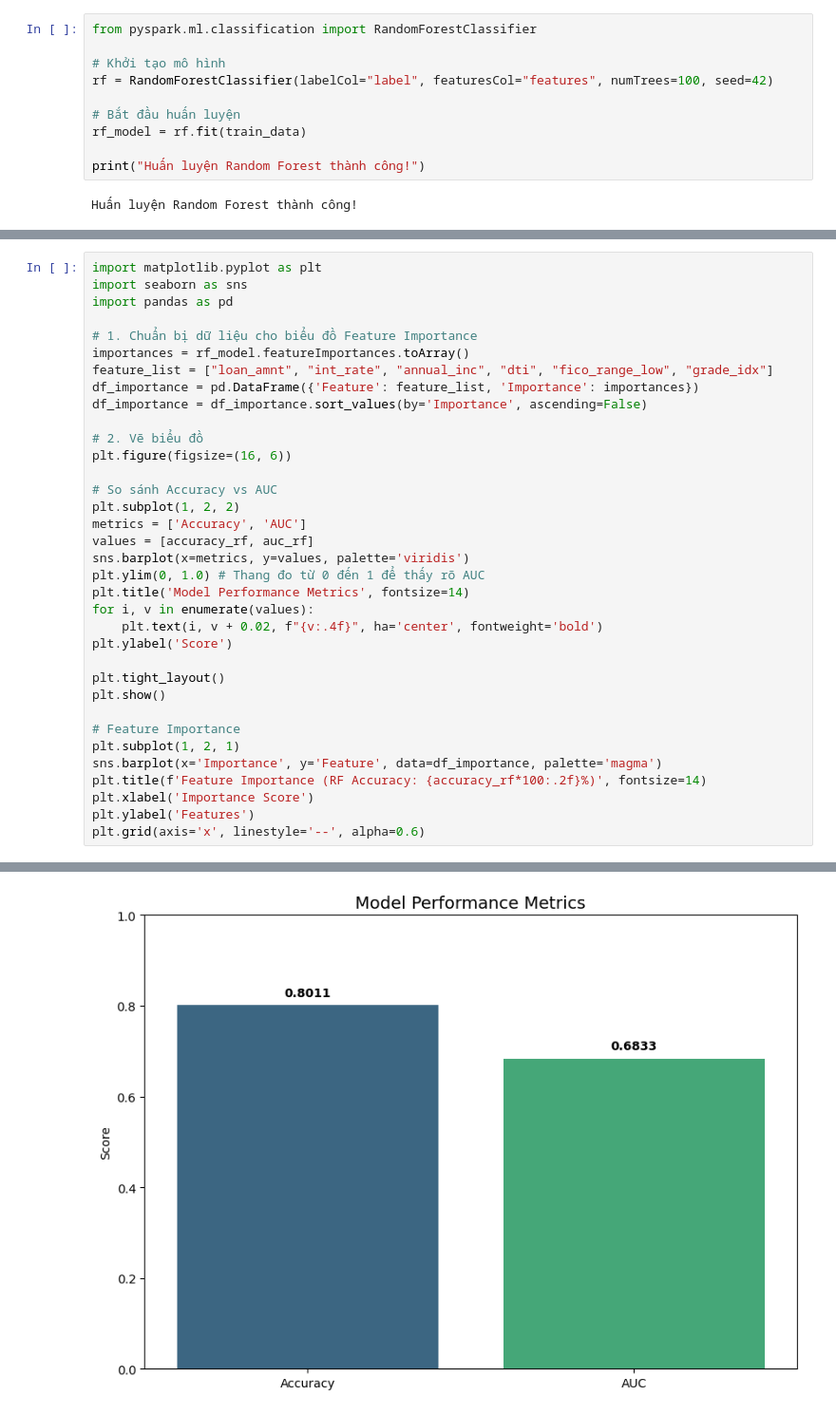
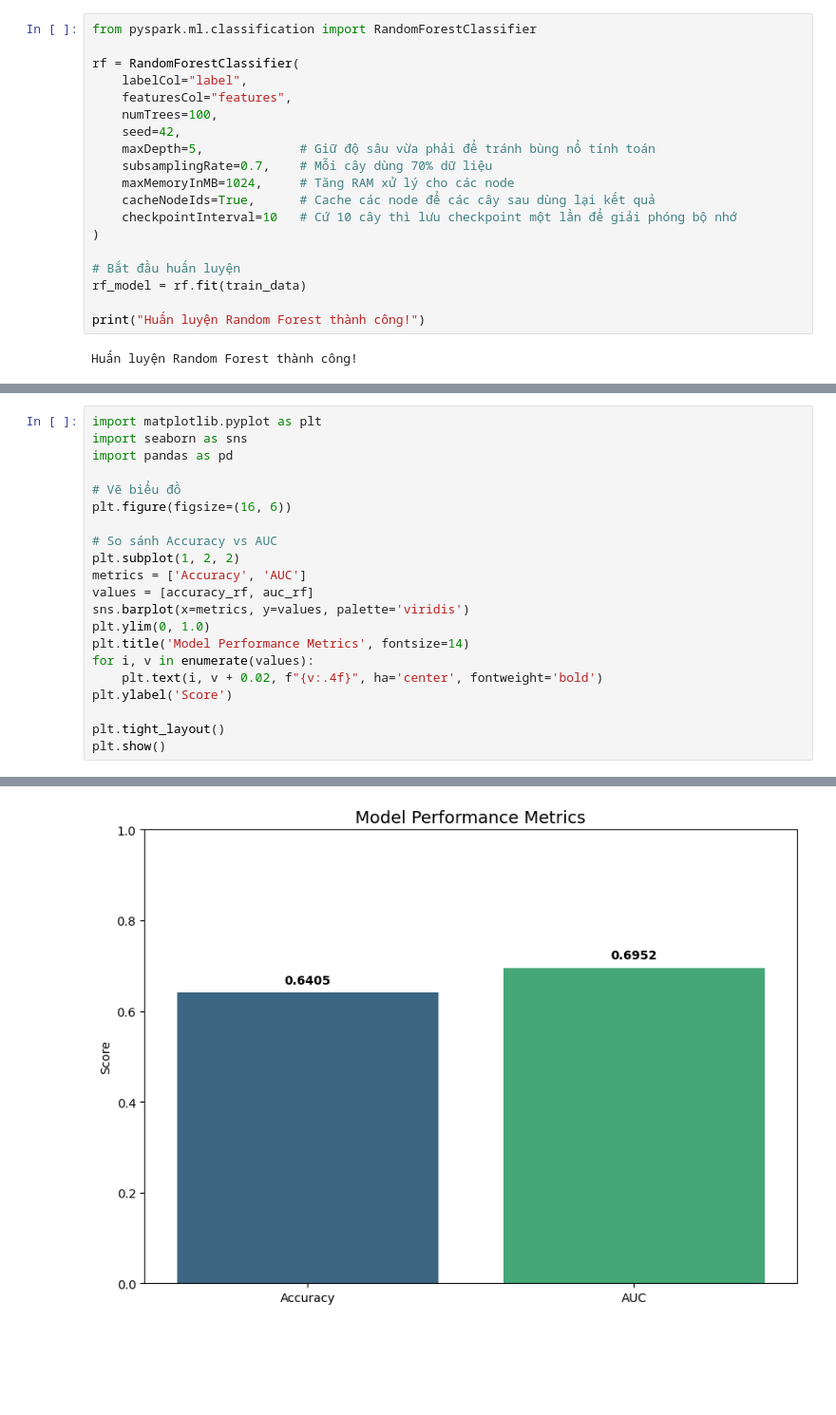
Before and after one commit to PhcPh4m/Bank-Loan-Default-Prediction, a Jupyter notebook: notebook/Bank_Loan_Classification_Large_Scale_System.ipynb, the cells around one changed output, grey strips where cells are left out. Shown at 95% size. Drawn from its saved outputs; the diff is of its cells as text; blank space fills up the shorter version.

```diff
--- a/notebook/Bank_Loan_Classification_Large_Scale_System.ipynb
+++ b/notebook/Bank_Loan_Classification_Large_Scale_System.ipynb
@@ -340,8 +335,17 @@ print(f" Dữ liệu kiểm thử: {test_data.count():,}")
 # %%
 from pyspark.ml.classification import RandomForestClassifier
 
-# Khởi tạo mô hình
-rf = RandomForestClassifier(labelCol="label", featuresCol="features", numTrees=100, seed=42)
+rf = RandomForestClassifier(
+    labelCol="label",
+    featuresCol="features",
+    numTrees=100,
+    seed=42,
+    maxDepth=5,             # Giữ độ sâu vừa phải để tránh bùng nổ tính toán
+    subsamplingRate=0.7,    # Mỗi cây dùng 70% dữ liệu
+    maxMemoryInMB=1024,     # Tăng RAM xử lý cho các node
+    cacheNodeIds=True,      # Cache các node để các cây sau dùng lại kết quả
+    checkpointInterval=10   # Cứ 10 cây thì lưu checkpoint một lần để giải phóng bộ nhớ
+)
 
 # Bắt đầu huấn luyện
 rf_model = rf.fit(train_data)
@@ -398,40 +402,26 @@ print(fi_df.sort_values(by='Importance', ascending=False))
 # %%
 import matplotlib.pyplot as plt
 import seaborn as sns
 import pandas as pd
 
-# 1. Chuẩn bị dữ liệu cho biểu đồ Feature Importance
-importances = rf_model.featureImportances.toArray()
-feature_list = ["loan_amnt", "int_rate", "annual_inc", "dti", "fico_range_low", "grade_idx"]
-df_importance = pd.DataFrame({'Feature': feature_list, 'Importance': importances})
-df_importance = df_importance.sort_values(by='Importance', ascending=False)
-
-# 2. Vẽ biểu đồ
+# Vẽ biểu đồ
 plt.figure(figsize=(16, 6))
 
 # So sánh Accuracy vs AUC
 plt.subplot(1, 2, 2)
 metrics = ['Accuracy', 'AUC']
 values = [accuracy_rf, auc_rf]
 sns.barplot(x=metrics, y=values, palette='viridis')
-plt.ylim(0, 1.0) # Thang đo từ 0 đến 1 để thấy rõ AUC
+plt.ylim(0, 1.0)
 plt.title('Model Performance Metrics', fontsize=14)
 for i, v in enumerate(values):
     plt.text(i, v + 0.02, f"{v:.4f}", ha='center', fontweight='bold')
 plt.ylabel('Score')
 
 plt.tight_layout()
 plt.show()
-
-# Feature Importance
-plt.subplot(1, 2, 1)
-sns.barplot(x='Importance', y='Feature', data=df_importance, palette='magma')
-plt.title(f'Feature Importance (RF Accuracy: {accuracy_rf*100:.2f}%)', fontsize=14)
-plt.xlabel('Importance Score')
-plt.ylabel('Features')
-plt.grid(axis='x', linestyle='--', alpha=0.6)
 # %% [output]
 Passing `palette` without assigning `hue` is deprecated and will be removed in v0.14.0. Assign the `x` variable to `hue` and set `legend=False` for the same effect.
 
   sns.barplot(x=metrics, y=values, palette='viridis')
-[figure, old version]
+[figure, new version]
```
Also changed, not shown: parts of 14 cells of this notebook.
